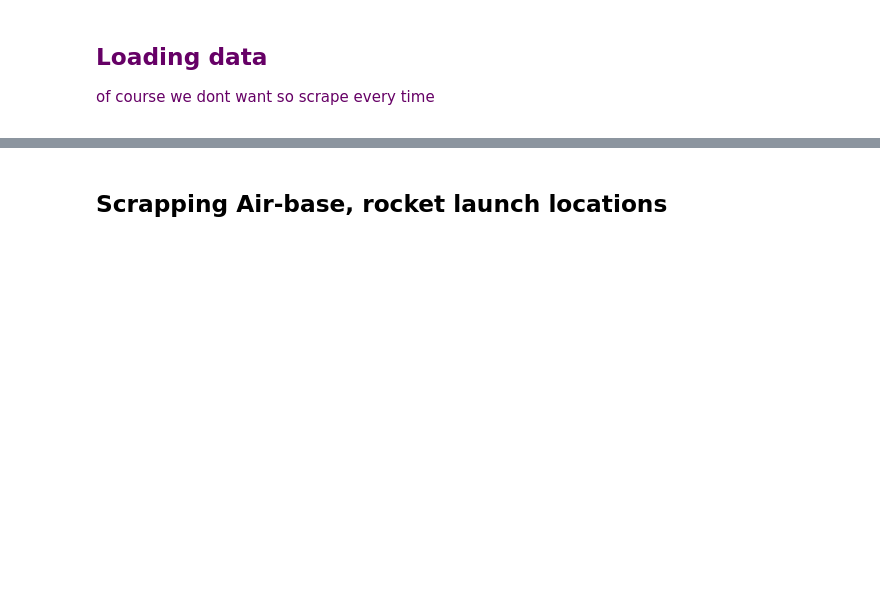
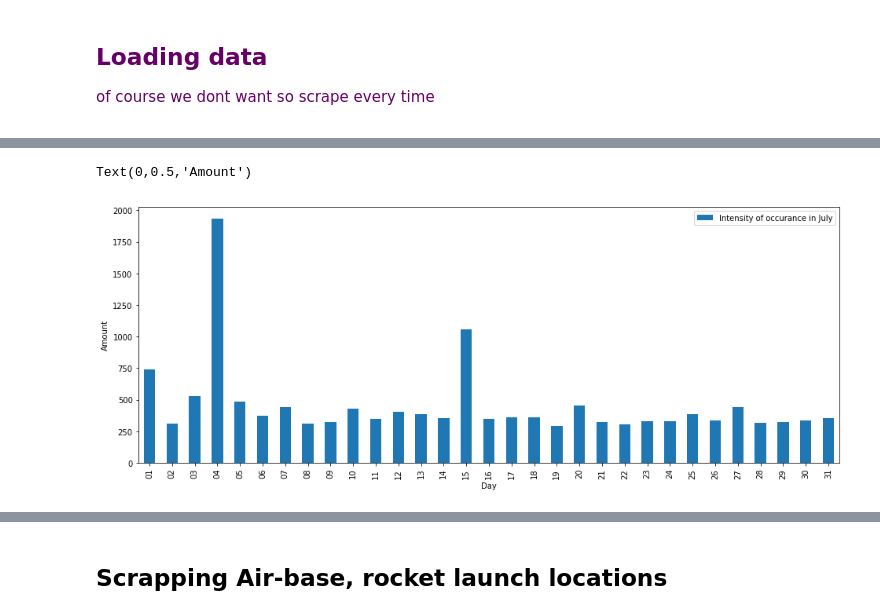
Before and after one commit to kiru/ada_project, a Jupyter notebook: UFO-Jurgis.ipynb, the cells around one changed output, grey strips where cells are left out. Cells and saved outputs as stored; diff of their text form; code cells hidden in the pictures; blank space fills up the shorter version.

```diff
--- a/UFO-Jurgis.ipynb
+++ b/UFO-Jurgis.ipynb
@@ -59,0 +83,17 @@ df_reports.head()
+# %%
+df_july = df_reports[['Occurred']].copy()
+df_july = df_july[(df_july.Occurred.dt.year > 1900)]
+df_july = df_july[(df_july.Occurred.dt.month == 7)]
+index_list = df_july[df_july.Occurred.isna()].index
+df_july = df_july.dropna()
+df_july['days'] = df_july.Occurred.map(lambda x: x.strftime('%d'))
+july_plotting_times = df_july.groupby(by='days').count()
+# %%
+fig, ax = subplots()
+july_plotting_times.plot.bar(figsize=(16,6), ax=ax)
+ax.legend(['Intensity of occurance in July'])
+xlabel("Day")
+ylabel('Amount')
+# %% [output]
+Text(0,0.5,'Amount')
+[figure, added]
```
Also changed, not shown: parts of 22 cells of this notebook.
